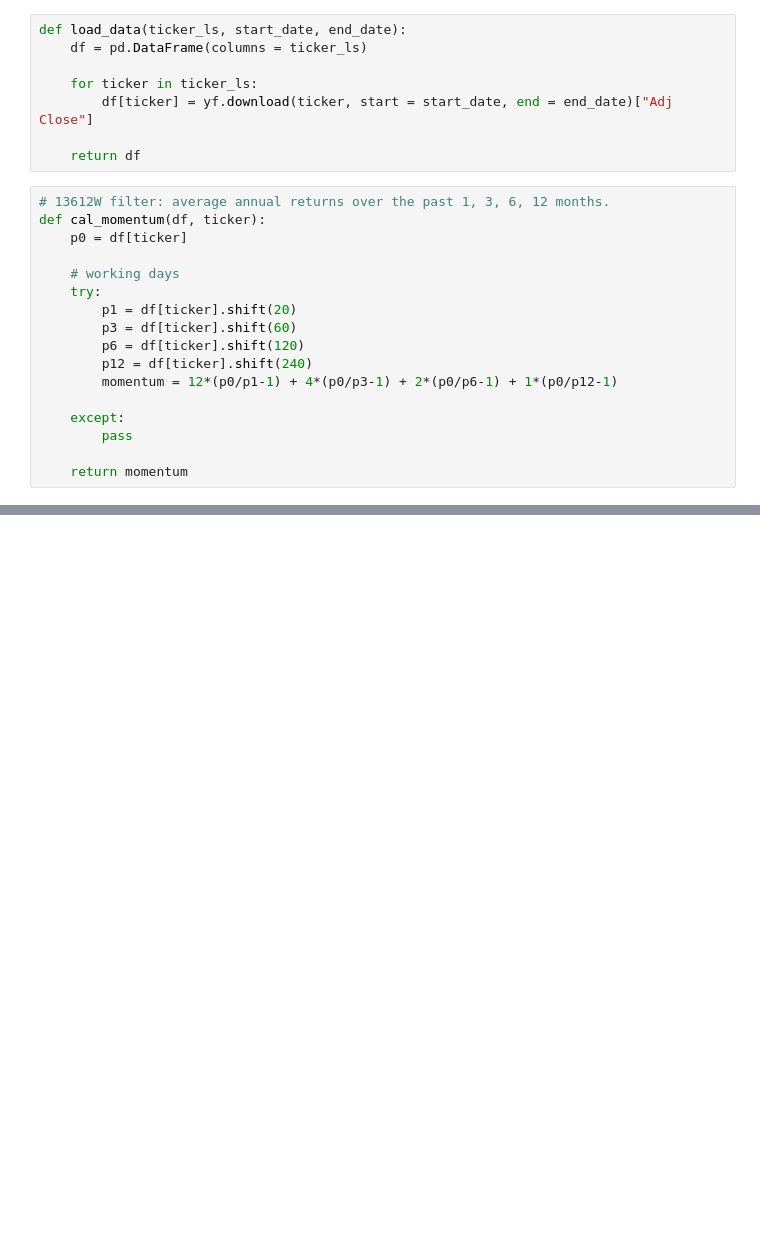
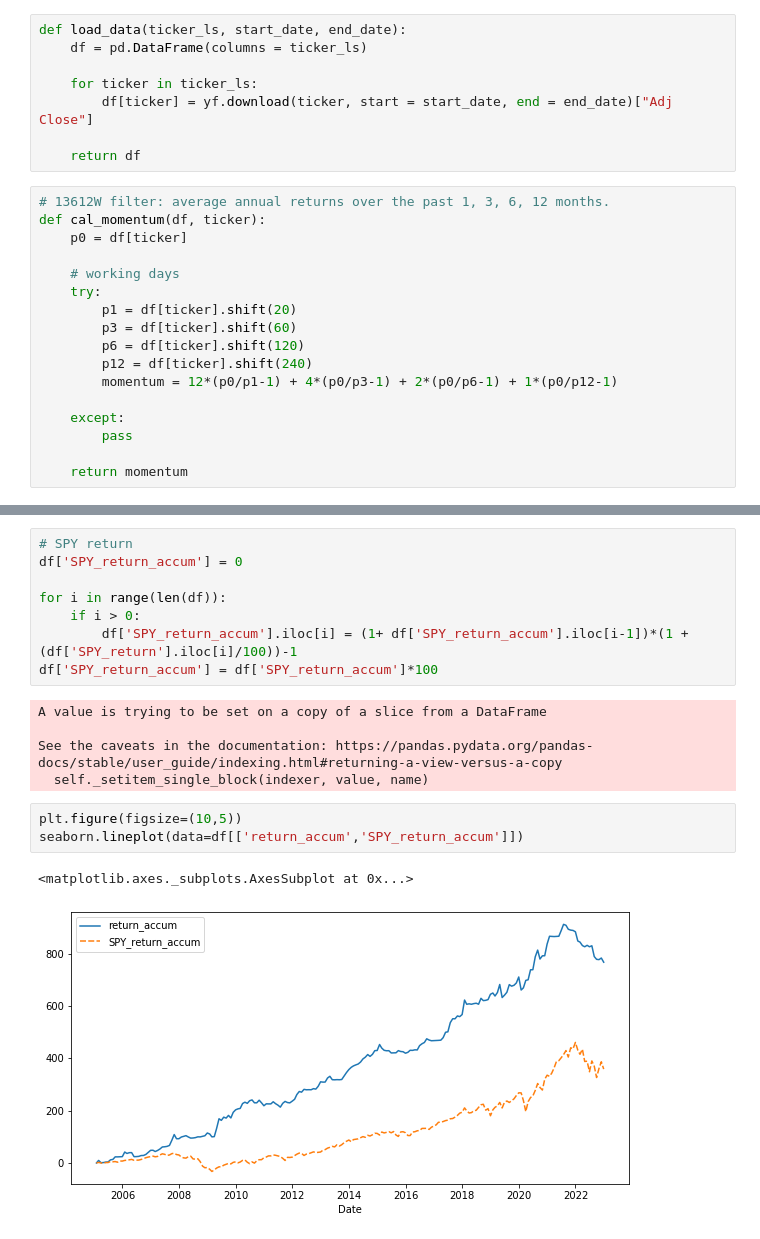
Before and after one commit to 02221/vigilant_asset_allocation, a Jupyter notebook: Vigilant_Asset_Allocation.ipynb, the cells around one changed output, grey strips where cells are left out. Saved outputs shown, nothing was run; the diff lists cells and outputs as text; blank space fills up the shorter version.

```diff
--- a/Vigilant_Asset_Allocation.ipynb
+++ b/Vigilant_Asset_Allocation.ipynb
@@ -54,0 +150,19 @@ def select_asset(x):
+# %%
+# SPY return
+df['SPY_return_accum'] = 0
+
+for i in range(len(df)):
+    if i > 0:
+        df['SPY_return_accum'].iloc[i] = (1+ df['SPY_return_accum'].iloc[i-1])*(1 + (df['SPY_return'].iloc[i]/100))-1
+df['SPY_return_accum'] = df['SPY_return_accum']*100
+# %% [output]
+A value is trying to be set on a copy of a slice from a DataFrame
+
+See the caveats in the documentation: https://pandas.pydata.org/pandas-docs/stable/user_guide/indexing.html#returning-a-view-versus-a-copy
+  self._setitem_single_block(indexer, value, name)
+# %%
+plt.figure(figsize=(10,5))
+seaborn.lineplot(data=df[['return_accum','SPY_return_accum']])
+# %% [output]
+<matplotlib.axes._subplots.AxesSubplot at 0x...>
+[figure, added]
```
Also changed, not shown: parts of 13 cells of this notebook.
